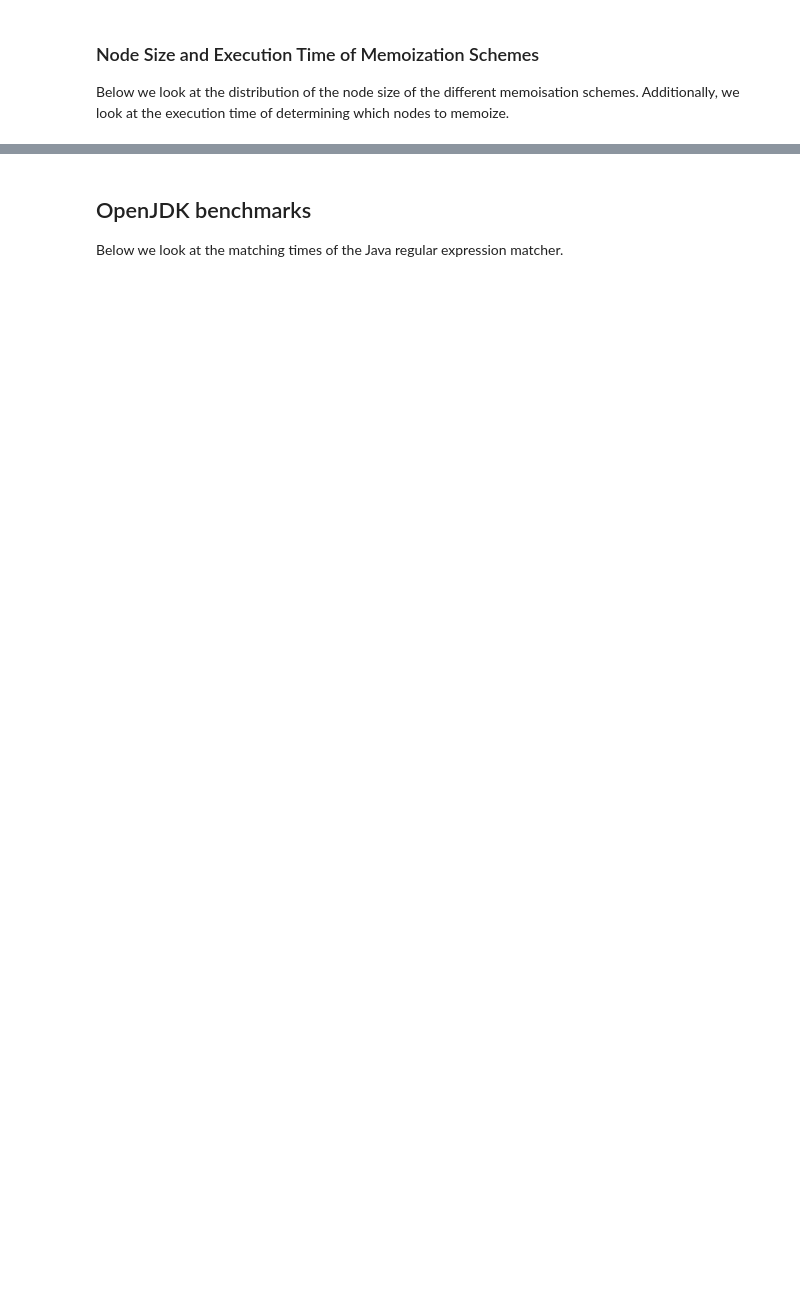
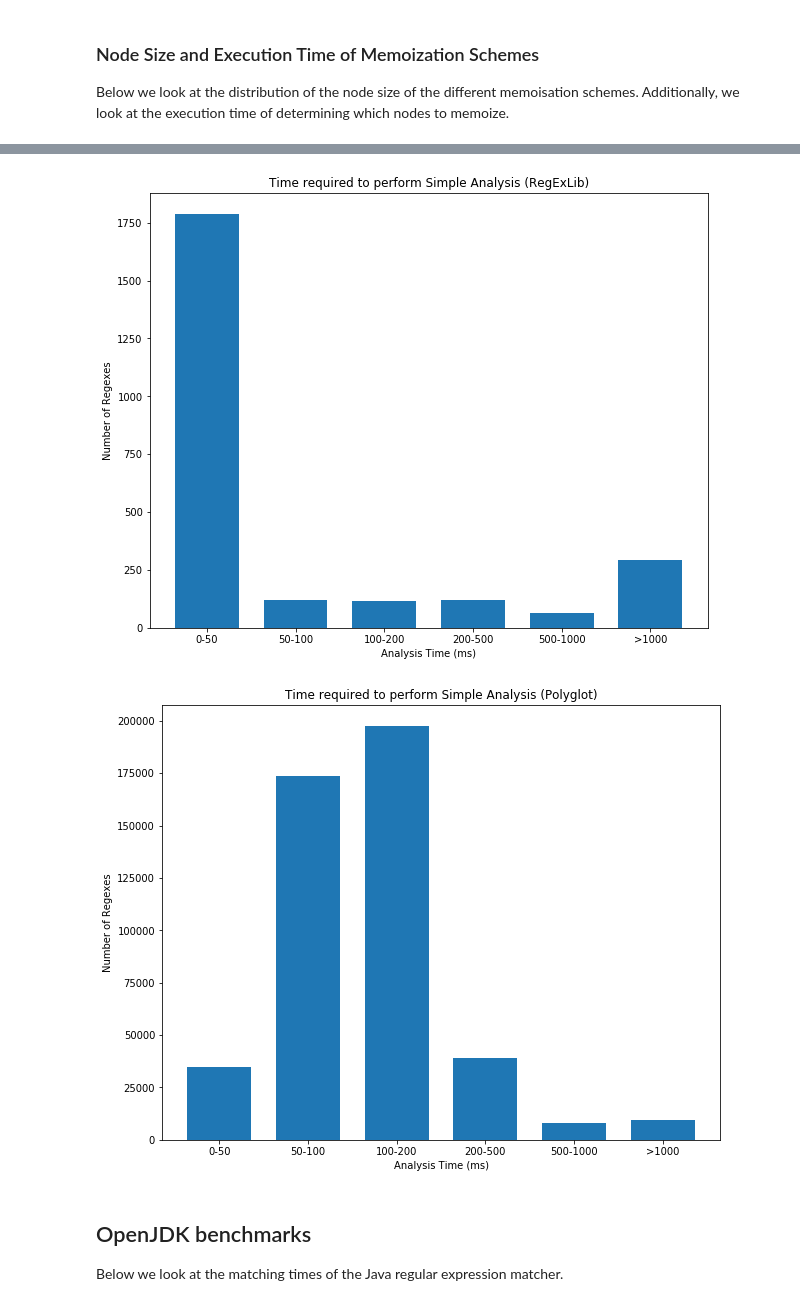
Before and after one commit to steynvl/java-regex-engine-analysis, a Jupyter notebook: benchmarks/plot_data.ipynb, the cells around one changed output, grey strips where cells are left out. Saved outputs shown, nothing was run; the diff lists cells and outputs as text; code cells hidden in the pictures; blank space fills up the shorter version.

```diff
--- a/benchmarks/plot_data.ipynb
+++ b/benchmarks/plot_data.ipynb
@@ -112,7 +112,7 @@ def bar_plot(ax, data, colors=None, total_width=0.8, single_width=1, legend=True
 
     # Draw legend if we need
     if legend:
-        ax.legend(bars, ['JDK{}'.format(k) for k in data.keys()])
+        ax.legend(bars, ['{}'.format(k) for k in data.keys()])
 # %% [markdown]
 ### Node Size and Execution Time of Memoization Schemes
 
@@ -153,3 +153,34 @@ boxplot(ax, [pet.pivot, pet.indeg, pet.ancestor], labels, 'Execution Time of Mem
+# %%
+labels = ['0-50', '50-100', '100-200', '200-500', '500-1000', '>1000']
+
+def make_classes(data):
+    return [
+        len(list(filter(lambda x: x <= 50, data))),
+        len(list(filter(lambda x: x > 50 and x <= 100, data))),
+        len(list(filter(lambda x: x > 100 and x <= 200, data))),
+        len(list(filter(lambda x: x > 200 and x <= 500, data))),
+        len(list(filter(lambda x: x > 500 and x <= 1000, data))),
+        len(list(filter(lambda x: x > 1000, data)))
+    ]
+
+def sa_plot(data, title):
+    fig, ax = plt.subplots(figsize=(10, 8))
+
+    bar_plot(ax, {'Simple Analysis': make_classes(data)}, total_width=.8, single_width=.9, legend=False)
+
+    ax.set_xlabel('Analysis Time (ms)')
+    ax.set_ylabel('Number of Regexes')
+    ax.set_title(title)
+    ax.set_xticks(np.arange(len(labels)))
+    ax.set_xticklabels(labels)
+
+    plt.show()
+
+sa_plot(ret.pivot, 'Time required to perform Simple Analysis (RegExLib)')
+sa_plot(pet.pivot, 'Time required to perform Simple Analysis (Polyglot)')
+# %% [output]
+[figure, added]
+[figure, added]
 # %% [markdown]
 ## OpenJDK benchmarks
 Below we look at the matching times of the Java regular expression matcher.
```
Also changed, not shown: parts of 9 cells of this notebook, 4 other files.
